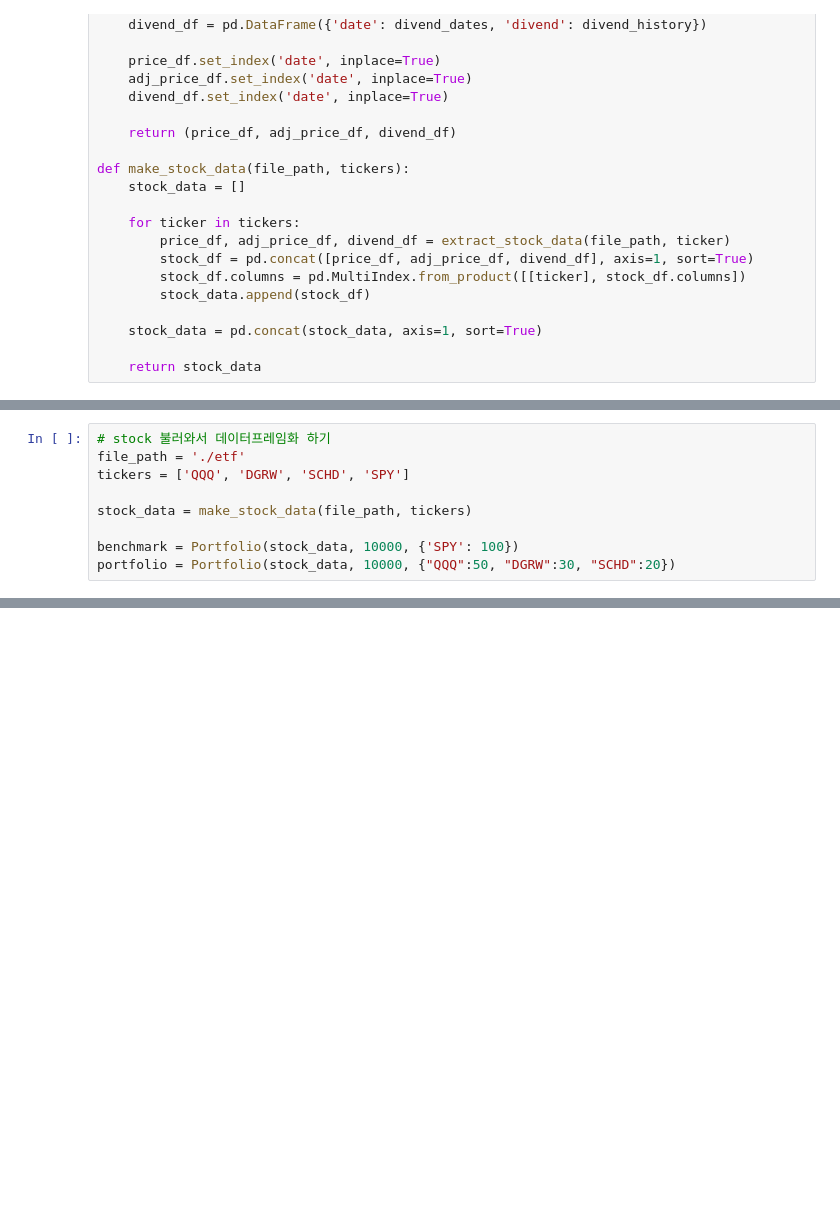
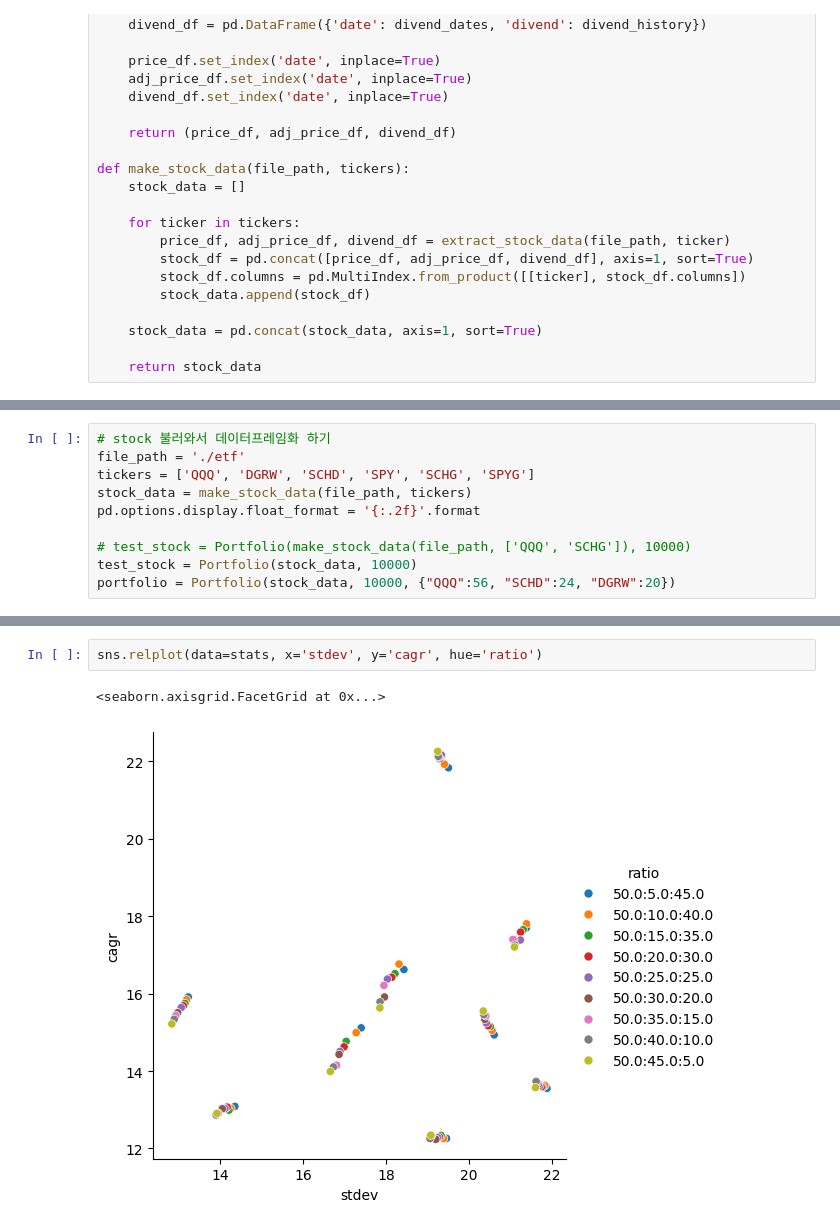
Before and after one commit to RookImS/stock_portfolio_tool, a Jupyter notebook: portfolio.ipynb, the cells around one changed output, grey strips where cells are left out. Drawn from its saved outputs; the diff is of its cells as text; blank space fills up the shorter version.

```diff
--- a/portfolio.ipynb
+++ b/portfolio.ipynb
@@ -247,9 +291,10 @@ class Portfolio:
 # %%
 # stock 불러와서 데이터프레임화 하기
 file_path = './etf'
-tickers = ['QQQ', 'DGRW', 'SCHD', 'SPY']
+tickers = ['QQQ', 'DGRW', 'SCHD', 'SPY', 'SCHG', 'SPYG']
+stock_data = make_stock_data(file_path, tickers)
+pd.options.display.float_format = '{:.2f}'.format
 
-stock_data = make_stock_data(file_path, tickers)
-
-benchmark = Portfolio(stock_data, 10000, {'SPY': 100})
-portfolio = Portfolio(stock_data, 10000, {"QQQ":50, "DGRW":30, "SCHD":20})
+# test_stock = Portfolio(make_stock_data(file_path, ['QQQ', 'SCHG']), 10000)
+test_stock = Portfolio(stock_data, 10000)
+portfolio = Portfolio(stock_data, 10000, {"QQQ":56, "SCHD":24, "DGRW":20})
@@ -300,0 +434,5 @@ portfolio_backtest_by_duration(portfolio, duration=5)
+# %%
+sns.relplot(data=stats, x='stdev', y='cagr', hue='ratio')
+# %% [output]
+<seaborn.axisgrid.FacetGrid at 0x...>
+[figure, added]
```
Also changed, not shown: parts of 10 cells of this notebook.
